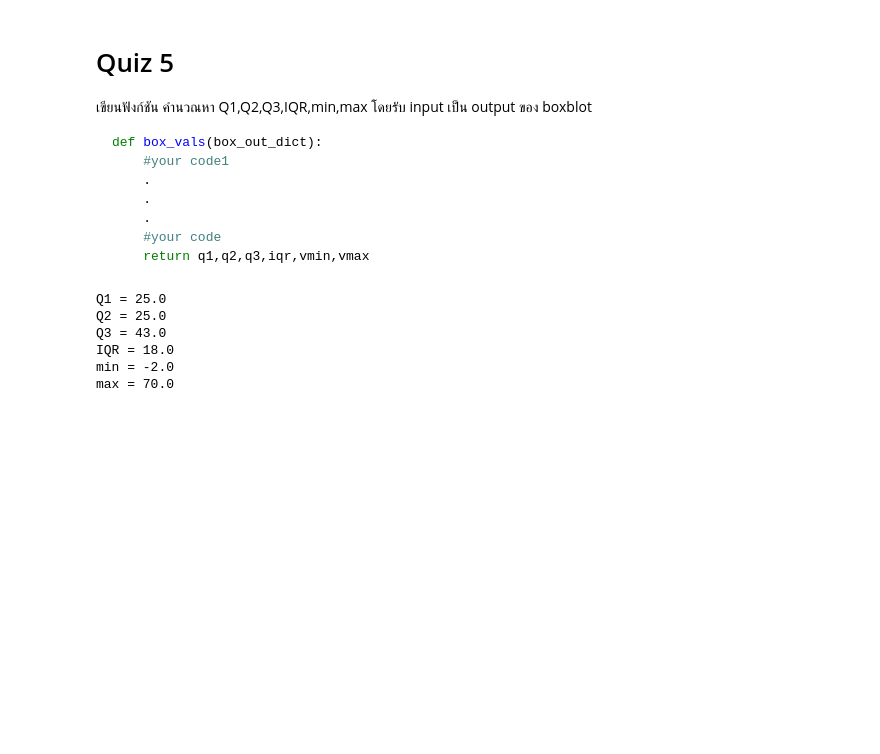
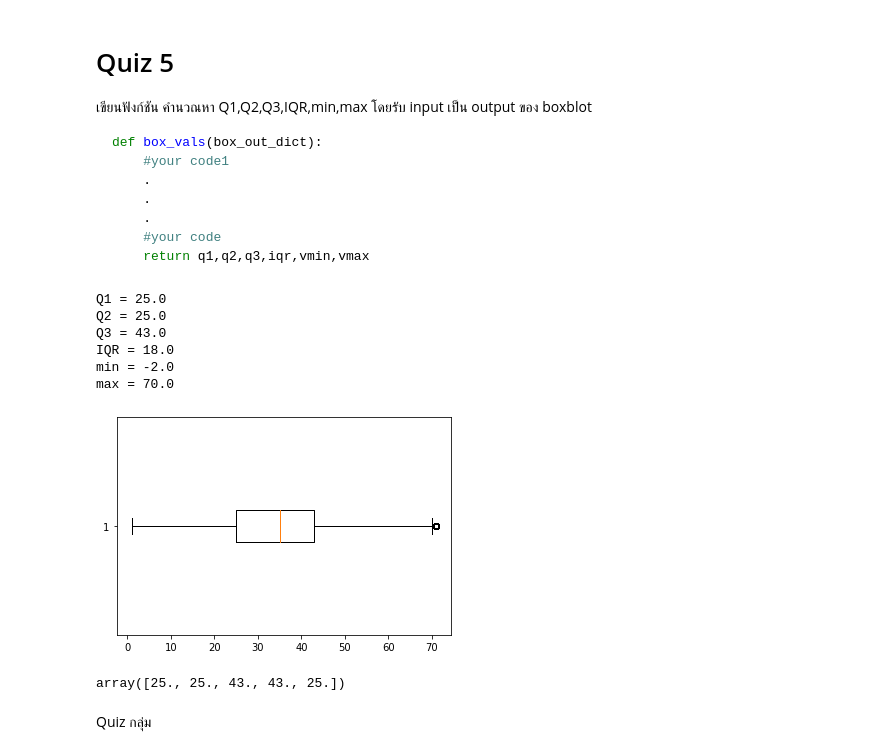
Before and after one commit to pondbaahh/DWDM21, a Jupyter notebook: Data_Preprocessing(Chapter_3).ipynb, the cells around one changed output. Drawn from its saved outputs; the diff is of its cells as text; code cells hidden in the pictures; blank space fills up the shorter version.

Commit message:
Quiz กลุ่ม 3

```diff
--- a/Data_Preprocessing(Chapter_3).ipynb
+++ b/Data_Preprocessing(Chapter_3).ipynb
@@ -1131,3 +1131,13 @@ Q3 = 43.0
 IQR = 18.0
 min = -2.0
 max = 70.0
+# %%
+data_dict = plt.boxplot(data_cases2_nomissingage_nooutlier['age'],vert=False)
+# %% [output]
+[figure, added]
+# %%
+data_dict['boxes'][0].get_xdata()
+# %% [output]
+array([25., 25., 43., 43., 25.])
+# %% [markdown]
+Quiz กลุ่ม
```
Also changed, not shown: parts of 4 cells of this notebook.
